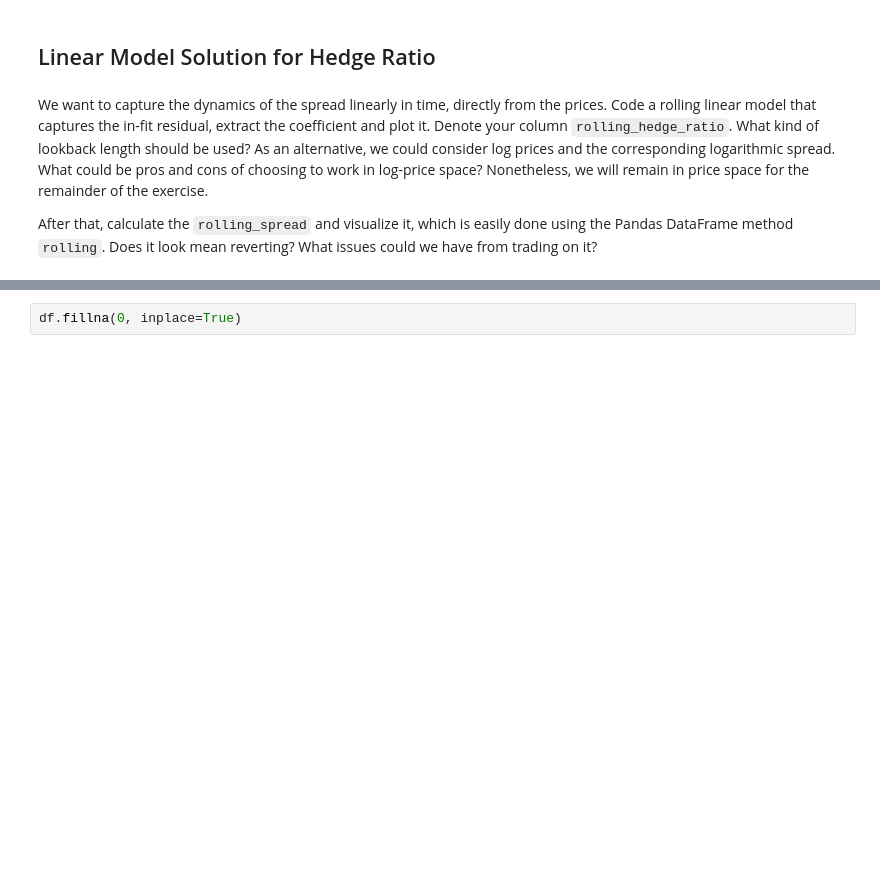
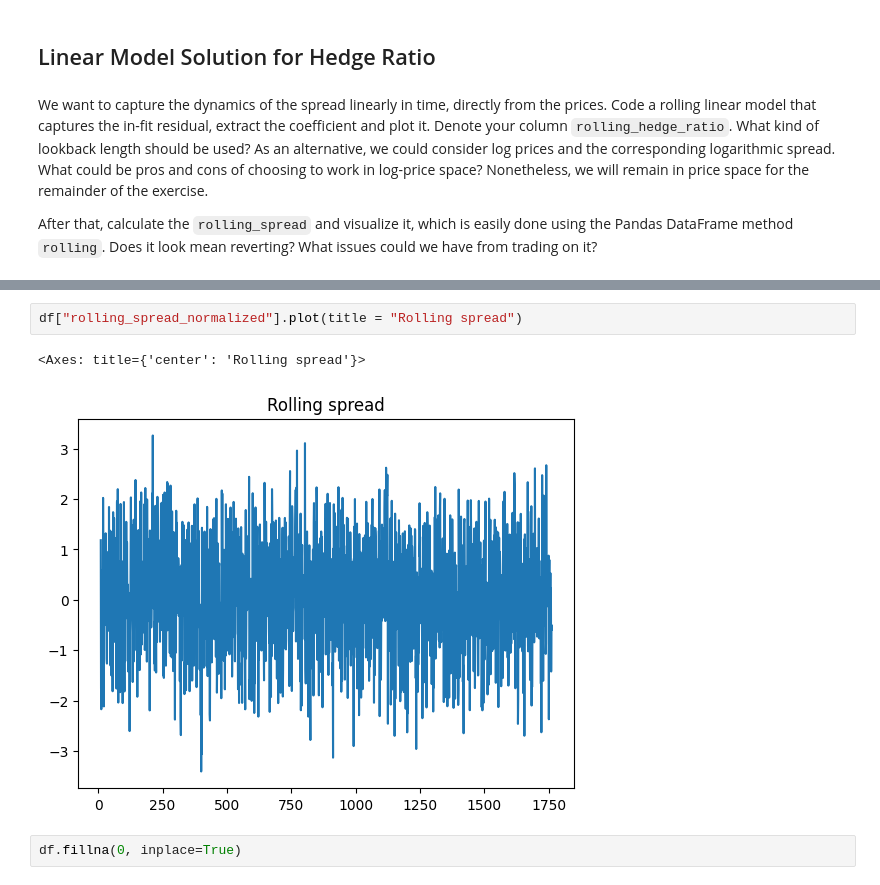
Before and after one commit to C-Kitching/G-Research-Stats-Insights, a Jupyter notebook: TradingProblems.ipynb, the cells around one changed output, grey strips where cells are left out. Saved outputs shown, nothing was run; the diff lists cells and outputs as text; blank space fills up the shorter version.

```diff
--- a/TradingProblems.ipynb
+++ b/TradingProblems.ipynb
@@ -36,3 +78,8 @@ After that, calculate the `rolling_spread` and visualize it, which is easily don
+# %%
+df["rolling_spread_normalized"].plot(title = "Rolling spread")
+# %% [output]
+<Axes: title={'center': 'Rolling spread'}>
+[figure, added]
 # %%
 df.fillna(0, inplace=True)
 # %% [markdown]
```
Also changed, not shown: parts of 10 cells of this notebook, 1 other file.
